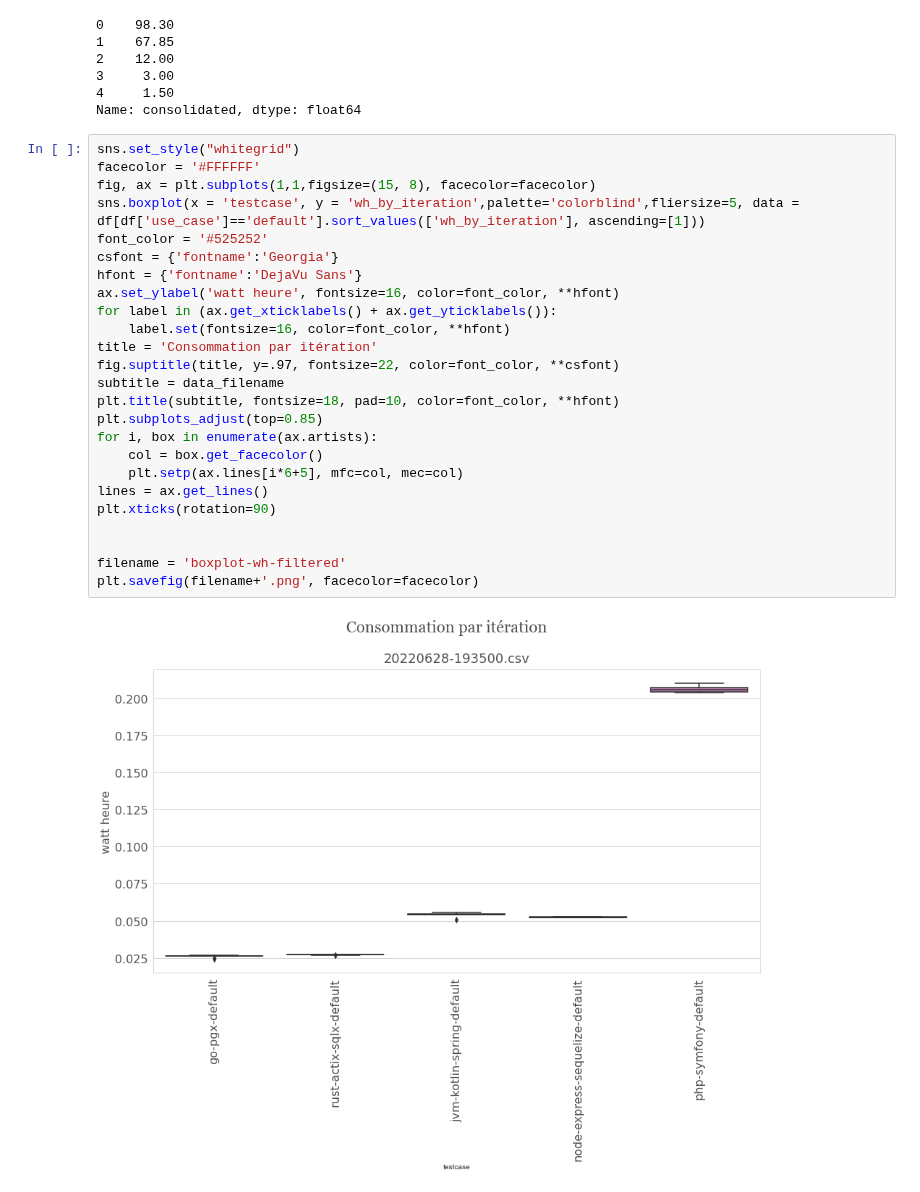
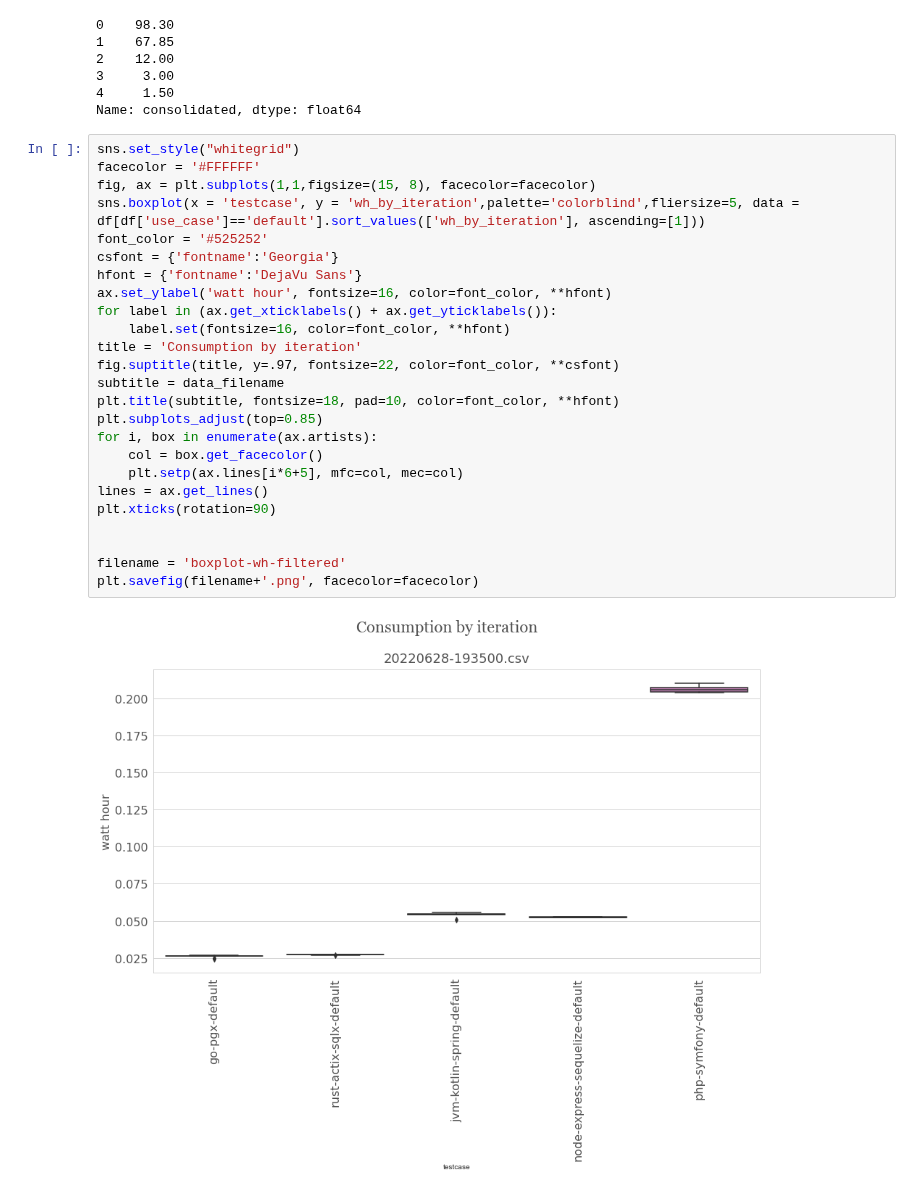
Before and after one commit to Boavizta/ecobenchmark-applicationweb-backend, a Jupyter notebook: results/ecobenchmark.ipynb, the cells around one changed output. Drawn from its saved outputs; the diff is of its cells as text.

```diff
--- a/results/ecobenchmark.ipynb
+++ b/results/ecobenchmark.ipynb
@@ -672,30 +672,30 @@ Name: consolidated, dtype: float64
 # %%
 sns.set_style("whitegrid")
 facecolor = '#FFFFFF'
 fig, ax = plt.subplots(1,1,figsize=(15, 8), facecolor=facecolor)
 sns.boxplot(x = 'testcase', y = 'wh_by_iteration',palette='colorblind',fliersize=5, data = df[df['use_case']=='default'].sort_values(['wh_by_iteration'], ascending=[1]))
 font_color = '#525252'
 csfont = {'fontname':'Georgia'}
 hfont = {'fontname':'DejaVu Sans'}
-ax.set_ylabel('watt heure', fontsize=16, color=font_color, **hfont)
+ax.set_ylabel('watt hour', fontsize=16, color=font_color, **hfont)
 for label in (ax.get_xticklabels() + ax.get_yticklabels()):
     label.set(fontsize=16, color=font_color, **hfont)
-title = 'Consommation par itération'
+title = 'Consumption by iteration'
 fig.suptitle(title, y=.97, fontsize=22, color=font_color, **csfont)
 subtitle = data_filename
 plt.title(subtitle, fontsize=18, pad=10, color=font_color, **hfont)
 plt.subplots_adjust(top=0.85)
 for i, box in enumerate(ax.artists):
     col = box.get_facecolor()
     plt.setp(ax.lines[i*6+5], mfc=col, mec=col)
 lines = ax.get_lines()
 plt.xticks(rotation=90)
 
 
 filename = 'boxplot-wh-filtered'
 plt.savefig(filename+'.png', facecolor=facecolor)
 # %% [output]
-[figure, old version]
+[figure, new version]
 # %%
 sns.set_style("whitegrid")
 facecolor = '#FFFFFF'
```
Also changed, not shown: parts of 1 cell of this notebook.
